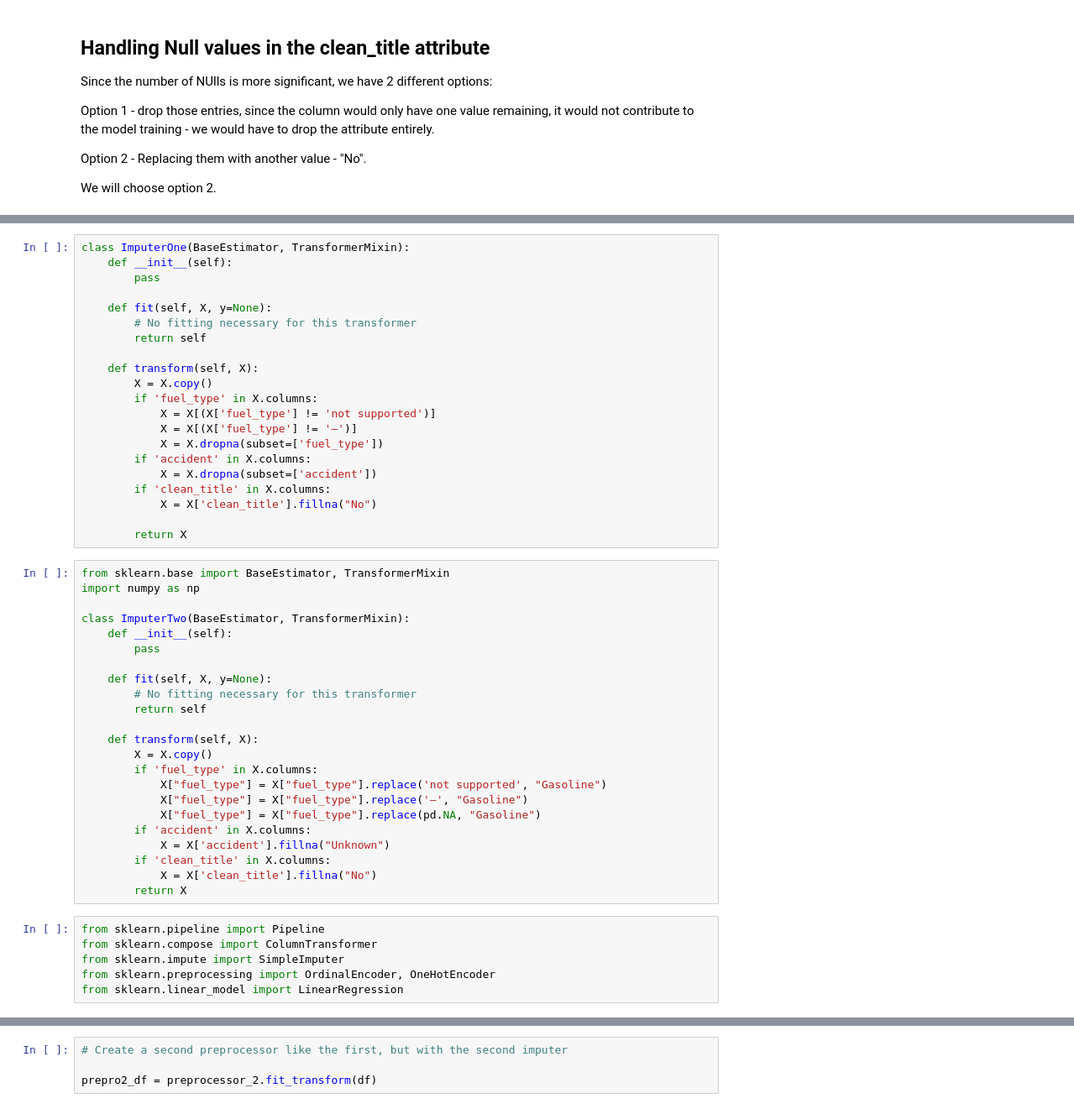
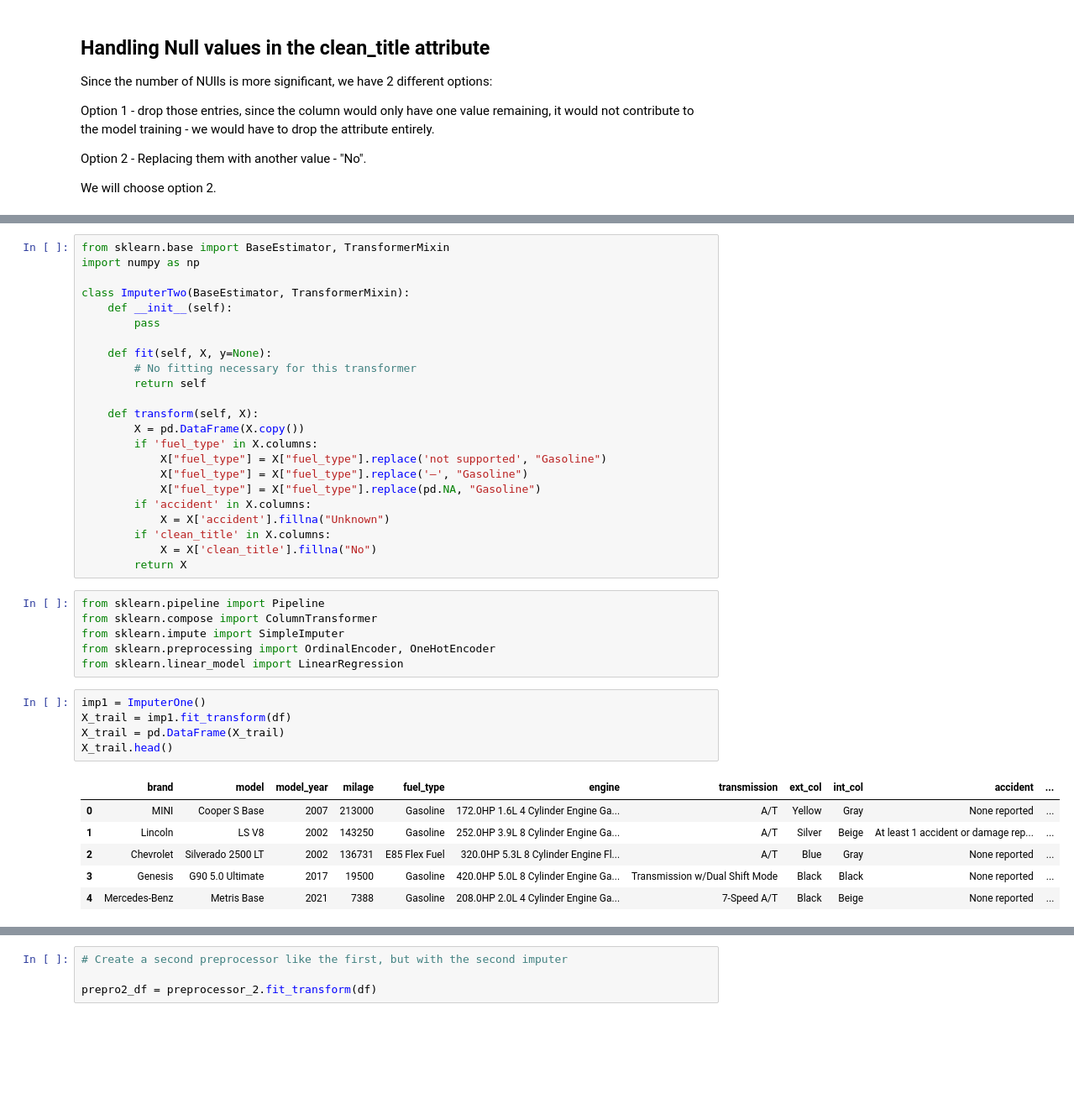
Before and after one commit to YaelDahariBIU/Tabular-Data, a Jupyter notebook: part1.ipynb, the cells around one changed output, grey strips where cells are left out. Shown: that part at 84% size. Drawn from its saved outputs; the diff is of its cells as text; blank space fills up the shorter version.

```diff
--- a/part1.ipynb
+++ b/part1.ipynb
@@ -119,5 +185,8 @@ class TransmissionTransformer(BaseEstimator, TransformerMixin):
 # %%
-class ImputerOne(BaseEstimator, TransformerMixin):
+from sklearn.base import BaseEstimator, TransformerMixin
+import numpy as np
+
+class ImputerTwo(BaseEstimator, TransformerMixin):
     def __init__(self):
         pass
 
@@ -126,43 +195,31 @@ class ImputerOne(BaseEstimator, TransformerMixin):
         return self
 
     def transform(self, X):
-        X = X.copy()
+        X = pd.DataFrame(X.copy())
         if 'fuel_type' in X.columns:
-            X = X[(X['fuel_type'] != 'not supported')]
-            X = X[(X['fuel_type'] != '–')]
-            X = X.dropna(subset=['fuel_type'])
+            X["fuel_type"] = X["fuel_type"].replace('not supported', "Gasoline")
+            X["fuel_type"] = X["fuel_type"].replace('–', "Gasoline")
+            X["fuel_type"] = X["fuel_type"].replace(pd.NA, "Gasoline")
         if 'accident' in X.columns:
-            X = X.dropna(subset=['accident'])
+            X = X['accident'].fillna("Unknown")
         if 'clean_title' in X.columns:
             X = X['clean_title'].fillna("No")
-
         return X
-# %%
-from sklearn.base import BaseEstimator, TransformerMixin
-import numpy as np
-
-class ImputerTwo(BaseEstimator, TransformerMixin):
-    def __init__(self):
-        pass
-
-    def fit(self, X, y=None):
-        # No fitting necessary for this transformer
-        return self
-
-    def transform(self, X):
-        X = X.copy()
-        if 'fuel_type' in X.columns:
-            X["fuel_type"] = X["fuel_type"].replace('not supported', "Gasoline")
-            X["fuel_type"] = X["fuel_type"].replace('–', "Gasoline")
-            X["fuel_type"] = X["fuel_type"].replace(pd.NA, "Gasoline")
-        if 'accident' in X.columns:
-            X = X['accident'].fillna("Unknown")
-        if 'clean_title' in X.columns:
-            X = X['clean_title'].fillna("No")
-        return X
 # %%
 from sklearn.pipeline import Pipeline
 from sklearn.compose import ColumnTransformer
 from sklearn.impute import SimpleImputer
 from sklearn.preprocessing import OrdinalEncoder, OneHotEncoder
 from sklearn.linear_model import LinearRegression
+# %%
+imp1 = ImputerOne()
+X_trail = imp1.fit_transform(df)
+X_trail = pd.DataFrame(X_trail)
+X_trail.head()
+# %% [output]
+|  | brand | model | model_year | milage | fuel_type | engine | transmission | ext_col | int_col | accident | ... |
+| 0 | MINI | Cooper S Base | 2007 | 213000 | Gasoline | 172.0HP 1.6L 4 Cylinder Engine Ga... | A/T | Yellow | Gray | None reported | ... |
+| 1 | Lincoln | LS V8 | 2002 | 143250 | Gasoline | 252.0HP 3.9L 8 Cylinder Engine Ga... | A/T | Silver | Beige | At least 1 accident or damage rep... | ... |
+| 2 | Chevrolet | Silverado 2500 LT | 2002 | 136731 | E85 Flex Fuel | 320.0HP 5.3L 8 Cylinder Engine Fl... | A/T | Blue | Gray | None reported | ... |
+| 3 | Genesis | G90 5.0 Ultimate | 2017 | 19500 | Gasoline | 420.0HP 5.0L 8 Cylinder Engine Ga... | Transmission w/Dual Shift Mode | Black | Black | None reported | ... |
+| 4 | Mercedes-Benz | Metris Base | 2021 | 7388 | Gasoline | 208.0HP 2.0L 4 Cylinder Engine Ga... | 7-Speed A/T | Black | Beige | None reported | ... |
```
Also changed, not shown: parts of 10 cells of this notebook.
